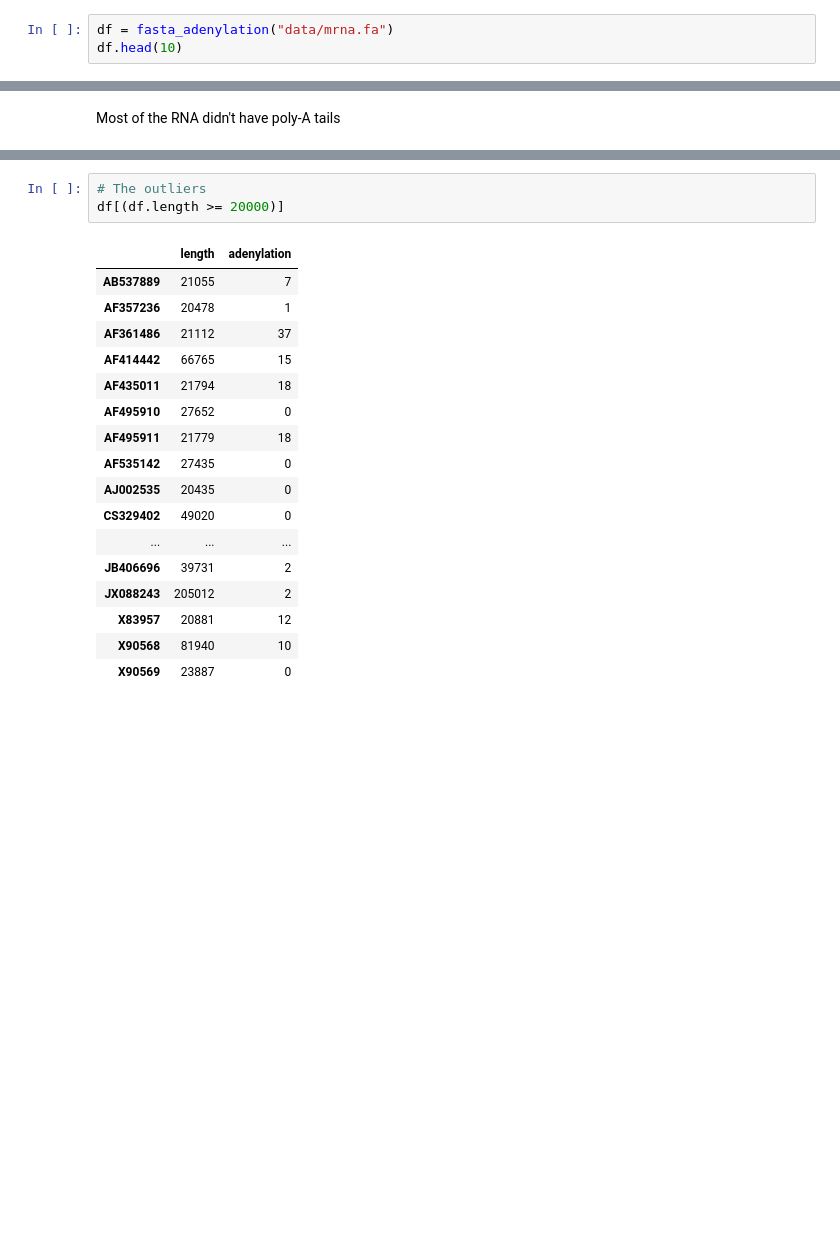
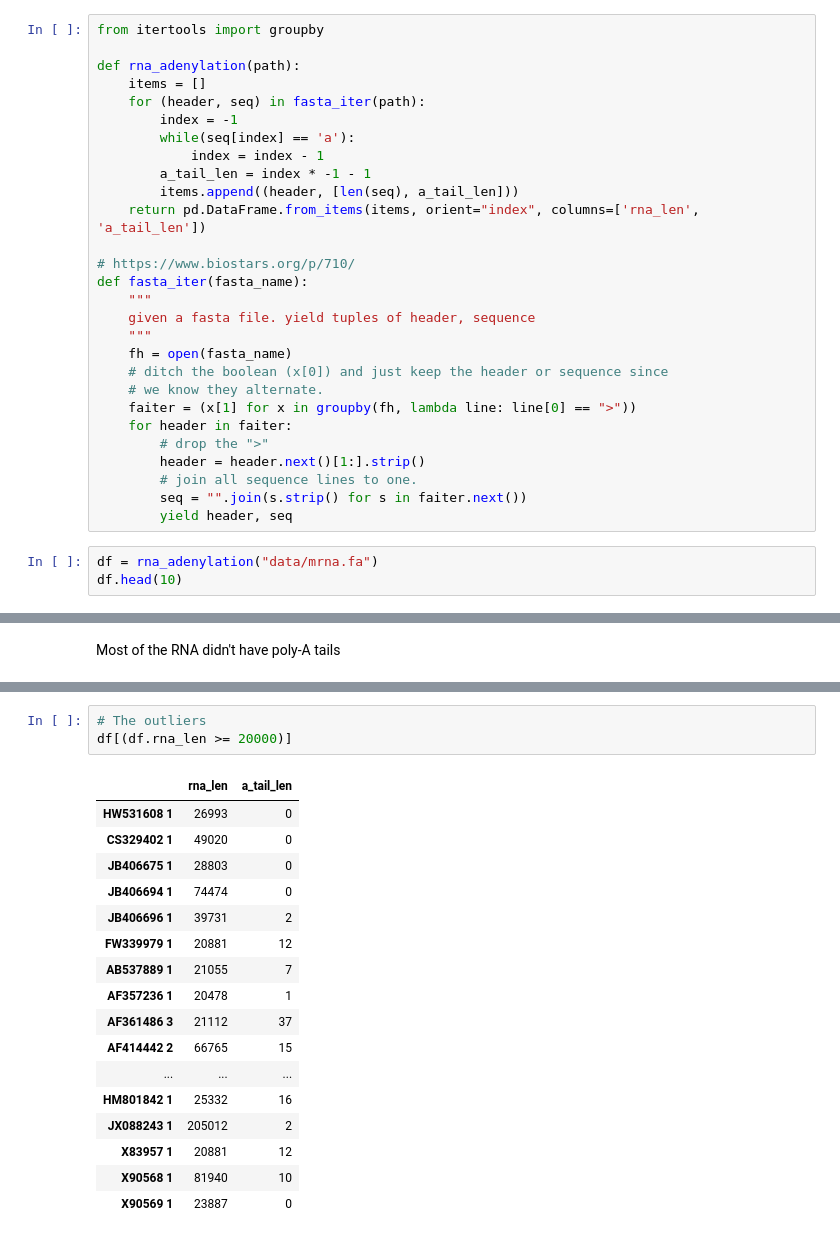
Before and after one commit to massie/notebooks, a Jupyter notebook: Human RNA Adenylation Patterns.ipynb, the cells around one changed output, grey strips where cells are left out. Cells and saved outputs as stored; diff of their text form; blank space fills up the shorter version.

```diff
--- a/Human RNA Adenylation Patterns.ipynb
+++ b/Human RNA Adenylation Patterns.ipynb
@@ -24,4 +9,32 @@ def fasta_adenylation(path):
+# %%
+from itertools import groupby
+
+def rna_adenylation(path):
+    items = []
+    for (header, seq) in fasta_iter(path):
+        index = -1
+        while(seq[index] == 'a'):
+            index = index - 1
+        a_tail_len = index * -1 - 1
+        items.append((header, [len(seq), a_tail_len]))
+    return pd.DataFrame.from_items(items, orient="index", columns=['rna_len', 'a_tail_len'])
+
+# https://www.biostars.org/p/710/
+def fasta_iter(fasta_name):
+    """
+    given a fasta file. yield tuples of header, sequence
+    """
+    fh = open(fasta_name)
+    # ditch the boolean (x[0]) and just keep the header or sequence since
+    # we know they alternate.
+    faiter = (x[1] for x in groupby(fh, lambda line: line[0] == ">"))
+    for header in faiter:
+        # drop the ">"
+        header = header.next()[1:].strip()
+        # join all sequence lines to one.
+        seq = "".join(s.strip() for s in faiter.next())
+        yield header, seq
 # %%
-df = fasta_adenylation("data/mrna.fa")
+df = rna_adenylation("data/mrna.fa")
 df.head(10)
 # %% [output]
@@ -89,22 +102,22 @@ plt.show()
 [interactive output not drawn]
 # %%
 # The outliers
-df[(df.length >= 20000)]
+df[(df.rna_len >= 20000)]
 # %% [output]
-|  | length | adenylation |
-| AB537889 | 21055 | 7 |
-| AF357236 | 20478 | 1 |
-| AF361486 | 21112 | 37 |
-| AF414442 | 66765 | 15 |
-| AF435011 | 21794 | 18 |
-| AF495910 | 27652 | 0 |
-| AF495911 | 21779 | 18 |
-| AF535142 | 27435 | 0 |
-| AJ002535 | 20435 | 0 |
-| CS329402 | 49020 | 0 |
+|  | rna_len | a_tail_len |
+| HW531608 1 | 26993 | 0 |
+| CS329402 1 | 49020 | 0 |
+| JB406675 1 | 28803 | 0 |
+| JB406694 1 | 74474 | 0 |
+| JB406696 1 | 39731 | 2 |
+| FW339979 1 | 20881 | 12 |
+| AB537889 1 | 21055 | 7 |
+| AF357236 1 | 20478 | 1 |
+| AF361486 3 | 21112 | 37 |
+| AF414442 2 | 66765 | 15 |
 | ... | ... | ... |
-| JB406696 | 39731 | 2 |
-| JX088243 | 205012 | 2 |
-| X83957 | 20881 | 12 |
-| X90568 | 81940 | 10 |
-| X90569 | 23887 | 0 |
+| HM801842 1 | 25332 | 16 |
+| JX088243 1 | 205012 | 2 |
+| X83957 1 | 20881 | 12 |
+| X90568 1 | 81940 | 10 |
+| X90569 1 | 23887 | 0 |
```
Also changed, not shown: parts of 7 cells of this notebook.
